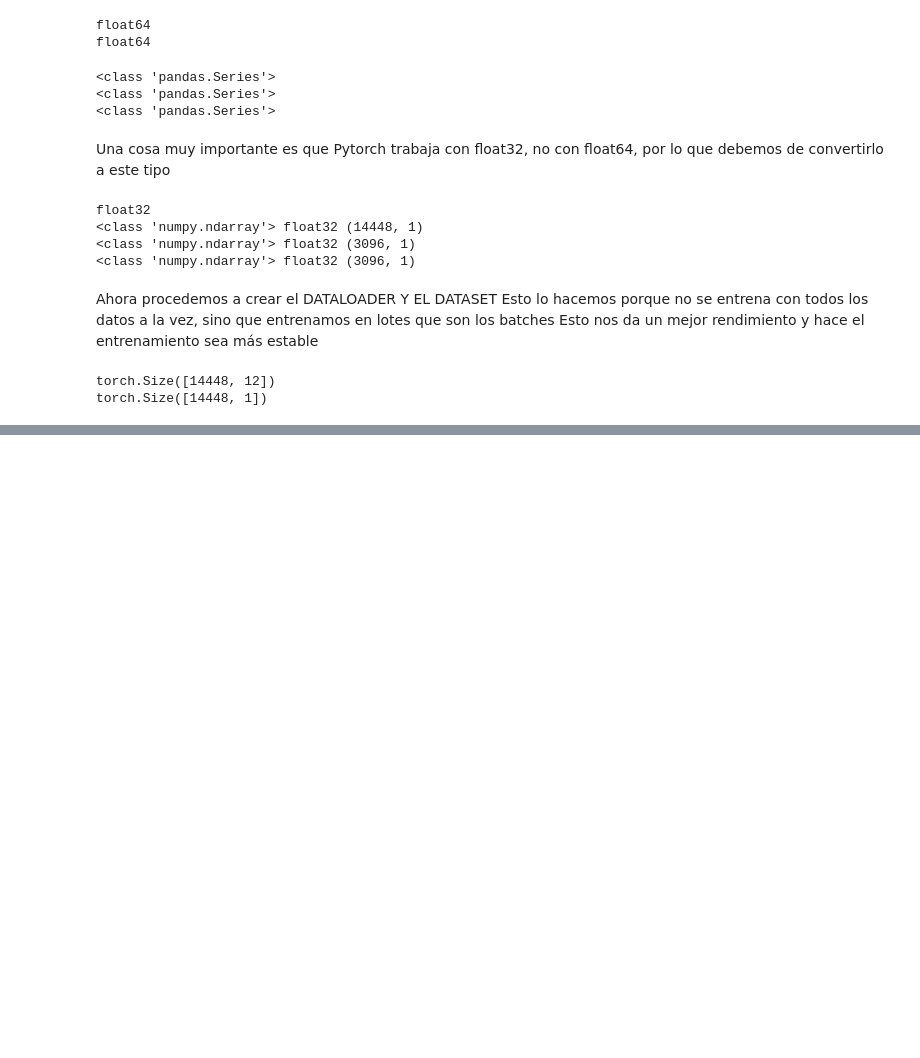
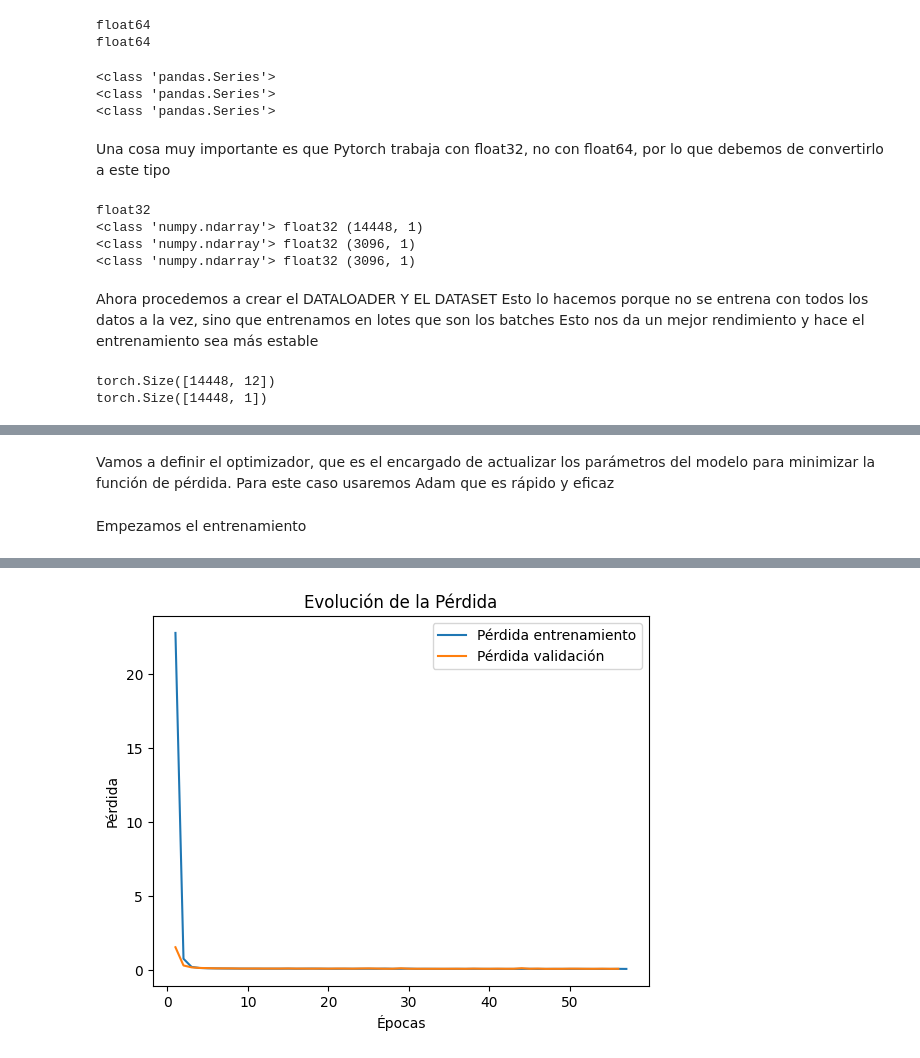
Before and after one commit to SergioReigosa/ia25-master-main, a Jupyter notebook: sergio_ejercicios/housing_prices/framing.ipynb, the cells around one changed output, grey strips where cells are left out. Saved outputs shown, nothing was run; the diff lists cells and outputs as text; code cells hidden in the pictures; blank space fills up the shorter version.

```diff
--- a/sergio_ejercicios/housing_prices/framing.ipynb
+++ b/sergio_ejercicios/housing_prices/framing.ipynb
@@ -188,6 +188,8 @@ Como queremos crear una red neuronal vamos a dividir todo el dataset en 3, de ma
 X= housing.drop("median_house_value", axis=1)
 #Y será la variable que deseamos predecir
 y= housing["median_house_value"]
+
+y= np.log1p(y) #Mediante esta función aplicamos el logaritmo a la variable Y para reducir su escala y mejorar el rendimiento del modelo
 print("Columnas para X:", X.columns)
 print("Forma de X:", X.shape)
 print("Columnas para Y:", y.name)
@@ -434,0 +442,76 @@ model = CaliforniaModel(input_dim, hidden_dim1, hidden_dim2, output_dim)
+# %%
+criterion = nn.MSELoss()
+# %% [markdown]
+Vamos a definir el optimizador, que es el encargado de actualizar los parámetros del modelo para minimizar la función de pérdida.
+Para este caso usaremos Adam que es rápido y eficaz
+# %%
+optimizer = torch.optim.Adam(model.parameters(),lr=0.001)
+#lr es la tasa de aprendizaje, indica cuanto de largos son los pasos que vamos dando.
+# %% [markdown]
+Empezamos el entrenamiento
+# %%
+train_loss = [] #Lista para almacenar la pérdida de entrenamiento en cada época
+val_loss = [] #Lista para almacenar la pérdida de validación en cada época
+
+num_epochs= 100
+
+best_val_loss = float("inf")
+patience = 10
+counter = 0
+
+for epoch in range(num_epochs):
+    model.train() #Ponemos el modelo en modo entrenamiento
+    running_train_loss = 0.0
+    for batch_X, batch_y in train_dataloader:
+        optimizer.zero_grad() #Ponemos a cero los gradientes para evitar que se acumulen
+
+        outputs= model(batch_X) #Forward
+        loss= criterion(outputs,batch_y) #Calculamos la pérdida
+
+        loss.backward() #Calculamos los gradientes
+        optimizer.step() #Actualizar pesos
+        running_train_loss += loss.item() #Sumamos la pérdida de este batch
+
+    epoch_train_loss = running_train_loss / len(train_dataloader) #Calculamos la pérdida media de la época
+    train_loss.append(epoch_train_loss) #Almacenamos la pérdida de entrenamiento de esta época
+
+
+    model.eval() #Ponemos el modelo en modo evaluación
+    running_val_loss = 0.0
+
+    with torch.no_grad():
+        for batch_X, batch_y in val_dataloader:
+            outputs = model(batch_X)
+            loss = criterion(outputs, batch_y)
+            running_val_loss += loss.item()
+
+    epoch_val_loss = running_val_loss / len(val_dataloader)
+    if epoch_val_loss < best_val_loss:
+        best_val_loss = epoch_val_loss
+        counter = 0
+        torch.save(model.state_dict(), "best_model.pth")
+    else:
+        counter += 1
+    if counter >= patience:
+        print(f"Early stopping en la época {epoch+1}")
+        break
+    val_loss.append(epoch_val_loss)
+
+        # Imprimir progreso cada 5 épocas
+
+    if (epoch + 1) % 5 == 0:
+        print(f"Epoch [{epoch+1}/{num_epochs}], Loss Train: {epoch_train_loss:.4f}, Loss Val: {epoch_val_loss:.4f}")
+model.load_state_dict(torch.load("best_model.pth"))
+# Al final, podrás graficar las pérdidas:
+import matplotlib.pyplot as plt
+
+#plt.plot(range(1, num_epochs+1), train_loss, label="Pérdida entrenamiento")
+#plt.plot(range(1, num_epochs+1), val_loss, label="Pérdida validación")
+plt.plot(range(1, len(train_loss)+1), train_loss, label="Pérdida entrenamiento") #Utilizamos esta debido a la implementación de early stopping, ya que el número de épocas puede ser menor a num_epochs
+plt.plot(range(1, len(val_loss)+1), val_loss, label="Pérdida validación")
+plt.xlabel("Épocas")
+plt.ylabel("Pérdida")
+plt.title("Evolución de la Pérdida")
+plt.legend()
+plt.show()
+# %% [output]
@@ -434,0 +530 @@ model = CaliforniaModel(input_dim, hidden_dim1, hidden_dim2, output_dim)
+[figure, added]
```
Also changed, not shown: parts of 10 cells of this notebook, 1 other file.
